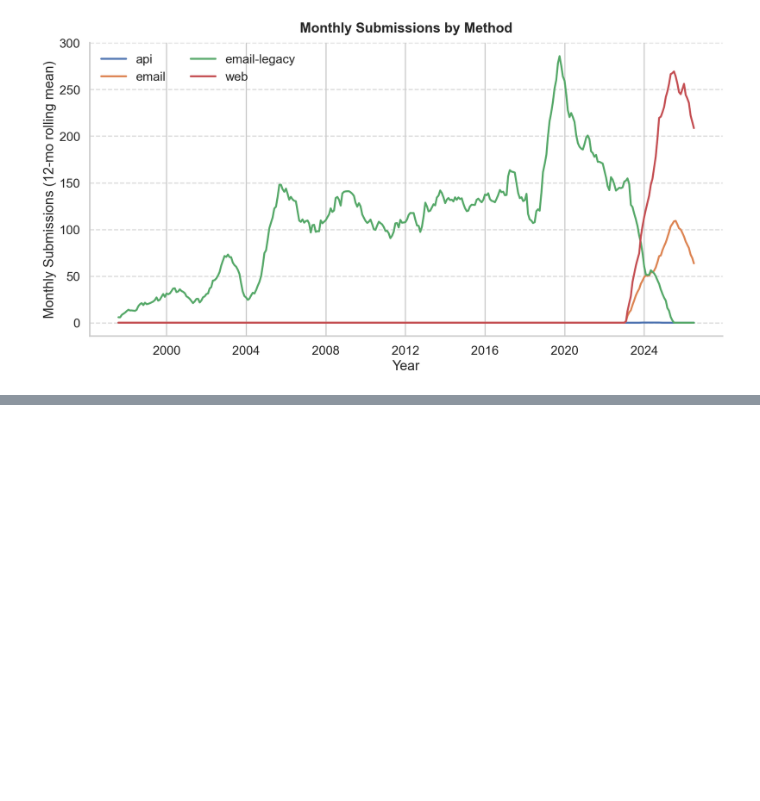
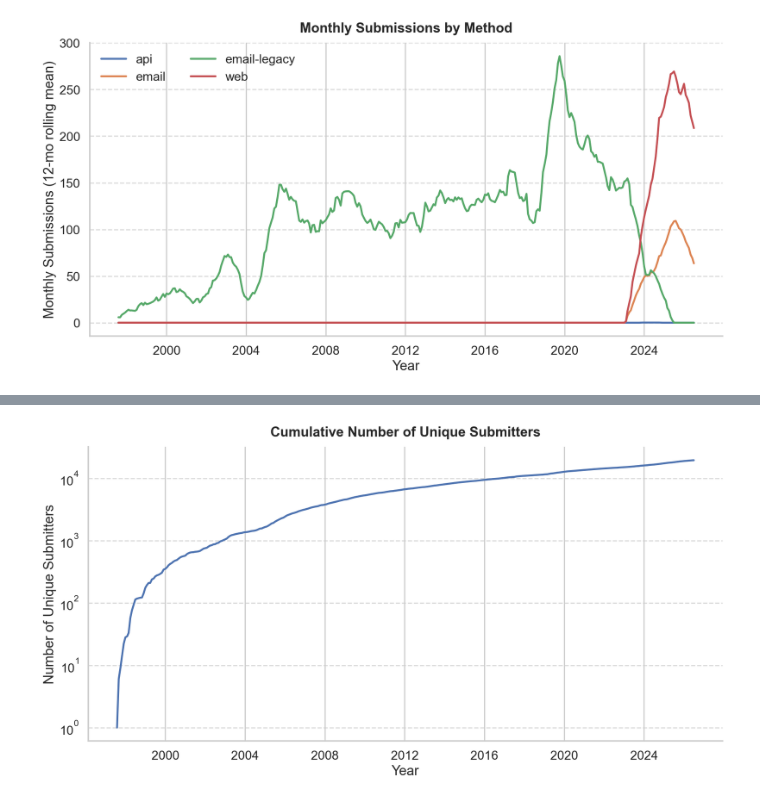
Before and after one commit to tylerbarna/gcn-regex, a Jupyter notebook: misc.ipynb, the cells around one changed output, grey strips where cells are left out. Cells and saved outputs as stored; diff of their text form; code cells hidden in the pictures; blank space fills up the shorter version.

```diff
--- a/misc.ipynb
+++ b/misc.ipynb
@@ -410,0 +412,24 @@ plt.show()
+# %%
+## cumulative number of unique submitters over time
+fig, ax = plt.subplots(figsize=(15, 7), dpi=140)
+unique_submitters = (
+    submitter_df.groupby("month")["submitter"]
+    .nunique()
+    .sort_index()
+    .cumsum()
+)
+
+unique_submitters_rolling = unique_submitters.rolling(window=6, min_periods=1, center=True).mean()
+
+ax.set_title("Cumulative Number of Unique Submitters", pad=14, weight="bold")
+ax.plot(unique_submitters.index, unique_submitters.values, linewidth=2.5)
+# ax.plot(unique_submitters_rolling.index, unique_submitters_rolling.values, label="6-Month Rolling Mean", linewidth=2.5)
+ax.set_xlabel("Year")
+ax.set_ylabel("Number of Unique Submitters")
+ax.grid(axis='y', linestyle='--', alpha=0.7)
+# ax.legend(ncol=2, frameon=False, loc="upper left")
+ax.spines["top"].set_visible(False)
+ax.spines["right"].set_visible(False)
+ax.set_yscale("log")
+# %% [output]
+[figure, added]
```
Also changed, not shown: parts of 5 cells of this notebook.
